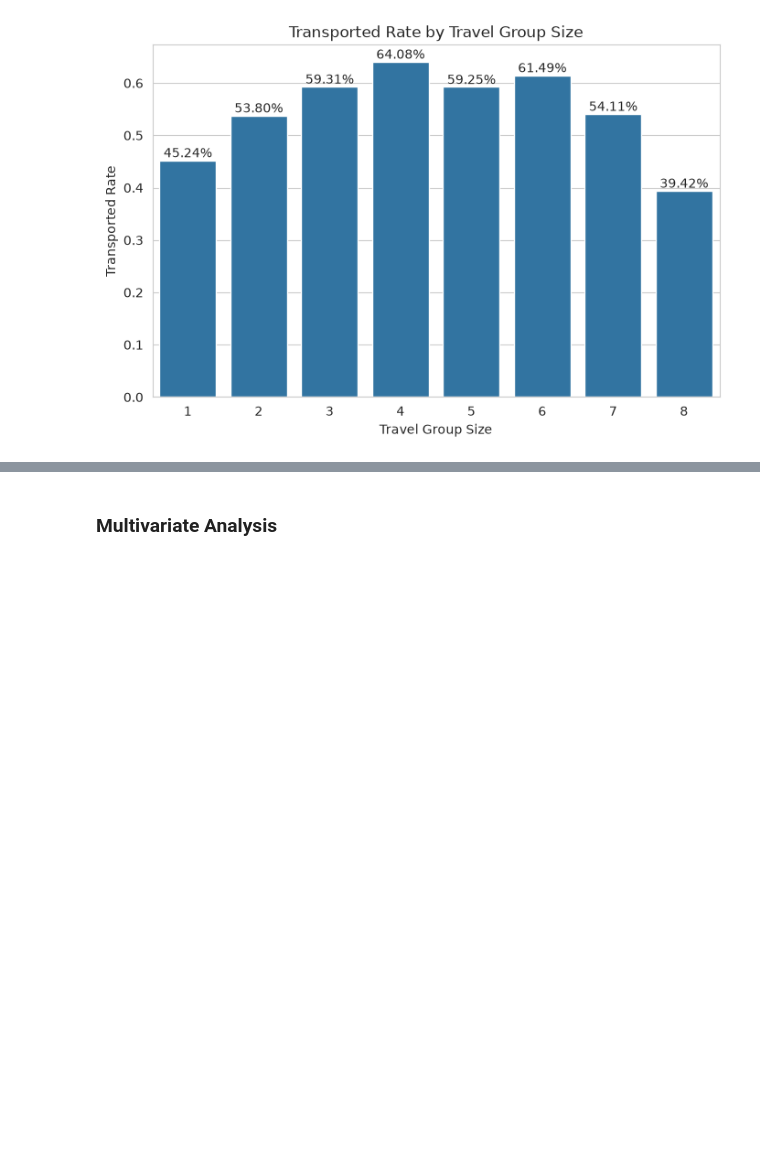
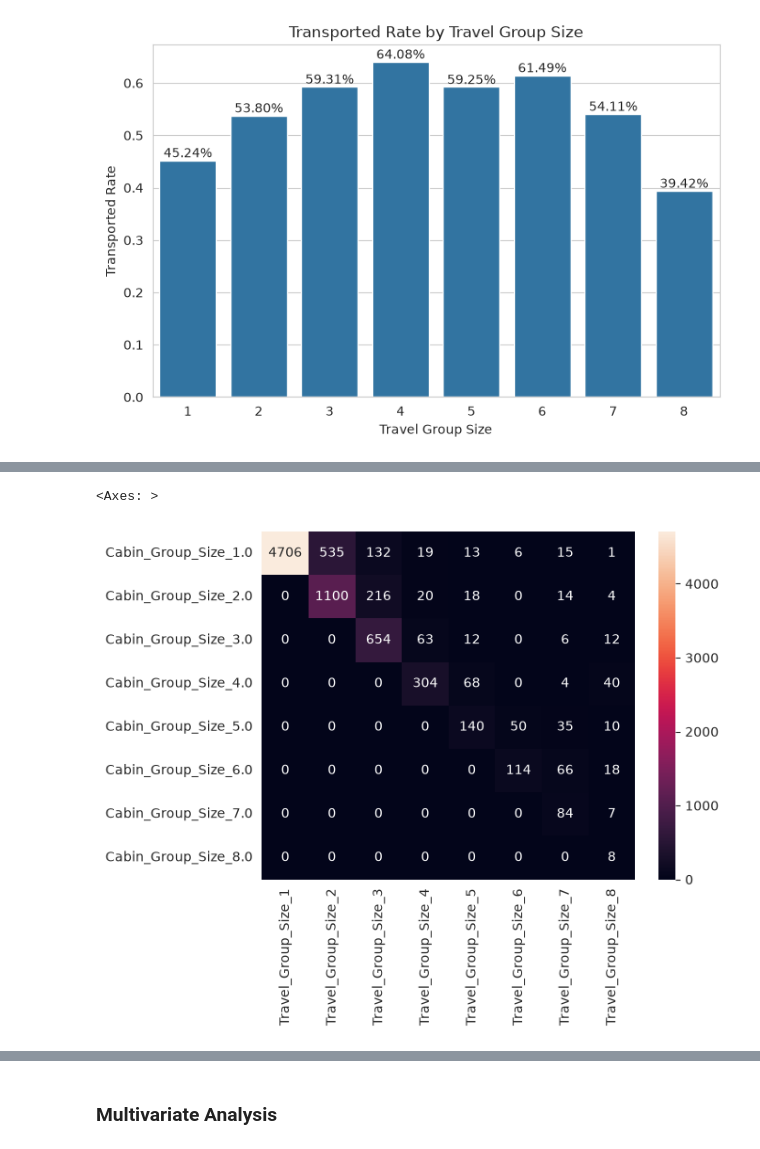
Before and after one commit to ash1ra/Spaceship-Titanic, a Jupyter notebook: notebooks/Spaceship Titanic v3.ipynb, the cells around one changed output, grey strips where cells are left out. Cells and saved outputs as stored; diff of their text form; code cells hidden in the pictures; blank space fills up the shorter version.

Commit message:
feat: check `Cabin_Group_Size` vs `Travel_Group_Size` correlation

```diff
--- a/notebooks/Spaceship Titanic v3.ipynb
+++ b/notebooks/Spaceship Titanic v3.ipynb
@@ -1515,0 +1518,7 @@ plt.show()
+# %%
+groups_crosstab = pd.crosstab(index=df["Cabin_Group_Size"], columns=df["Travel_Group_Size"])
+groups_crosstab = groups_crosstab.rename(
+    index={i: f"Cabin_Group_Size_{i}" for i in groups_crosstab.index},
+    columns={c: f"Travel_Group_Size_{c}" for c in groups_crosstab.columns},
+).rename_axis(index=None, columns=None)
+groups_crosstab
@@ -1515,0 +1535,5 @@ plt.show()
+# %%
+sns.heatmap(groups_crosstab, annot=True, fmt="d")
+# %% [output]
+<Axes: >
+[figure, added]
```
Also changed, not shown: parts of 4 cells of this notebook.
